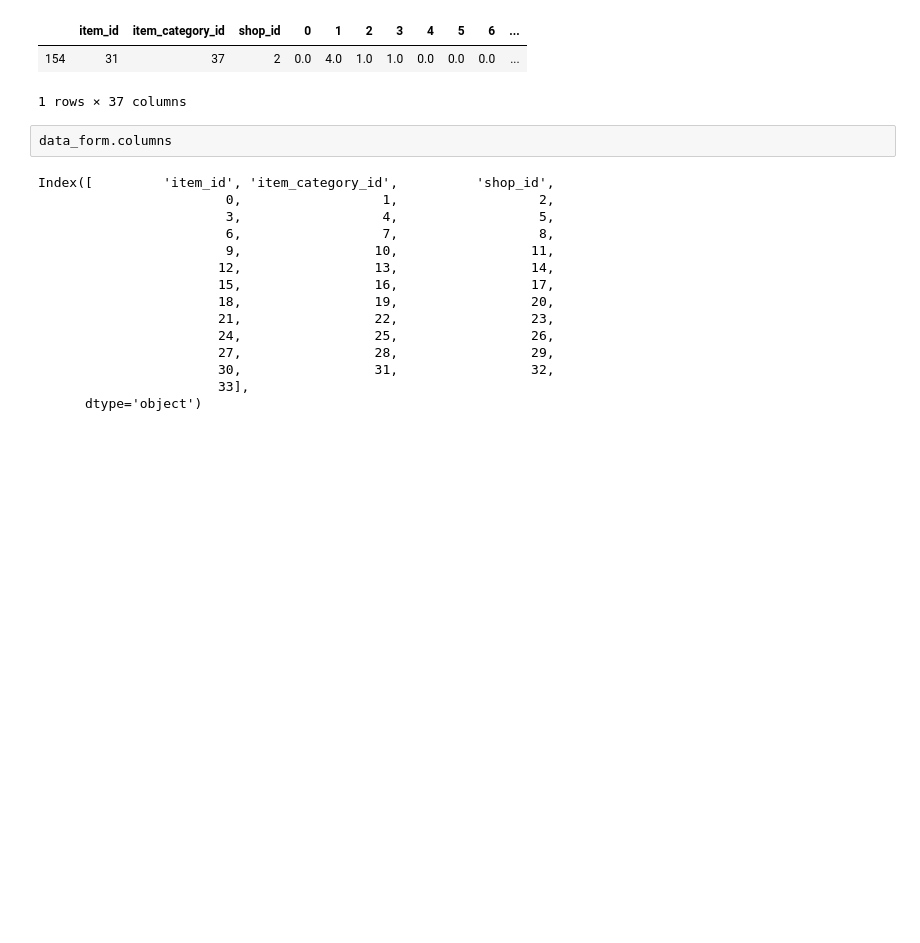
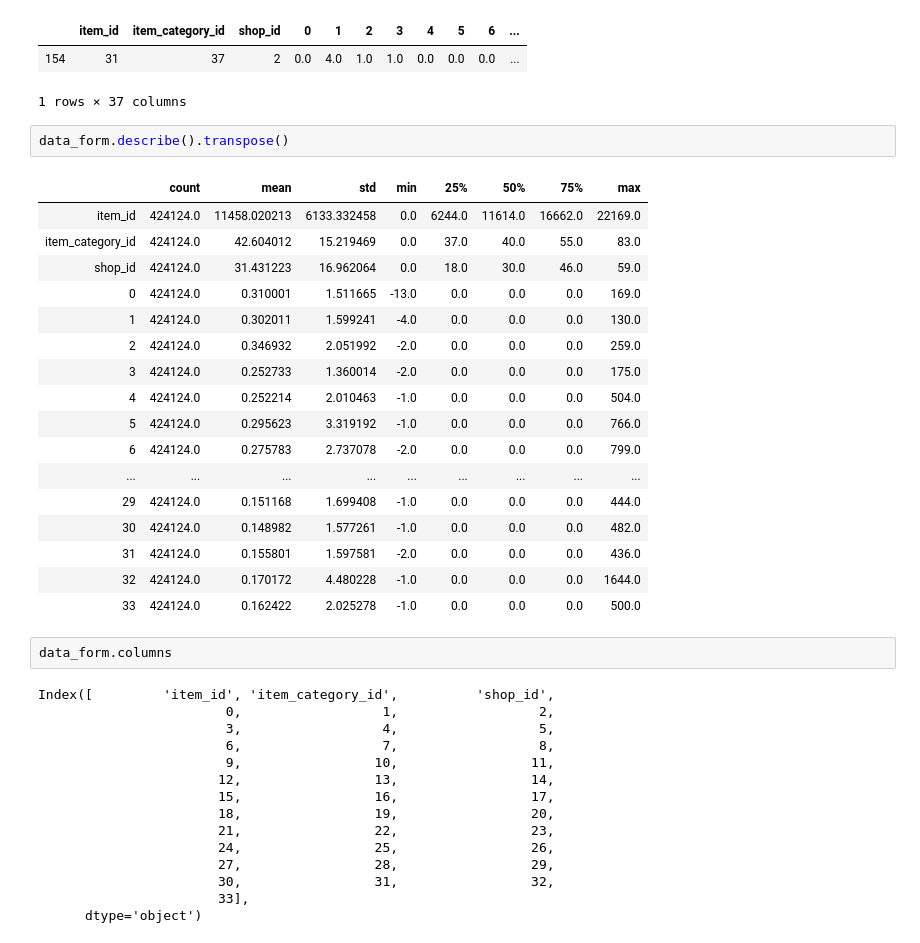
Before and after one commit to bmp0924/Predict-Future-Sales, a Jupyter notebook: Neural Model.ipynb, the cells around one changed output. Cells and saved outputs as stored; diff of their text form; blank space fills up the shorter version.

```diff
--- a/Neural Model.ipynb
+++ b/Neural Model.ipynb
@@ -127,6 +125,26 @@ data_form.loc[(data_form['shop_id'] == 2) & (data_form['item_id'] == 31)]
 |  | item_id | item_category_id | shop_id | 0 | 1 | 2 | 3 | 4 | 5 | 6 | ... |
 | 154 | 31 | 37 | 2 | 0.0 | 4.0 | 1.0 | 1.0 | 0.0 | 0.0 | 0.0 | ... |
 1 rows × 37 columns
+# %%
+data_form.describe().transpose()
+# %% [output]
+|  | count | mean | std | min | 25% | 50% | 75% | max |
+| item_id | 424124.0 | 11458.020213 | 6133.332458 | 0.0 | 6244.0 | 11614.0 | 16662.0 | 22169.0 |
+| item_category_id | 424124.0 | 42.604012 | 15.219469 | 0.0 | 37.0 | 40.0 | 55.0 | 83.0 |
+| shop_id | 424124.0 | 31.431223 | 16.962064 | 0.0 | 18.0 | 30.0 | 46.0 | 59.0 |
+| 0 | 424124.0 | 0.310001 | 1.511665 | -13.0 | 0.0 | 0.0 | 0.0 | 169.0 |
+| 1 | 424124.0 | 0.302011 | 1.599241 | -4.0 | 0.0 | 0.0 | 0.0 | 130.0 |
+| 2 | 424124.0 | 0.346932 | 2.051992 | -2.0 | 0.0 | 0.0 | 0.0 | 259.0 |
+| 3 | 424124.0 | 0.252733 | 1.360014 | -2.0 | 0.0 | 0.0 | 0.0 | 175.0 |
+| 4 | 424124.0 | 0.252214 | 2.010463 | -1.0 | 0.0 | 0.0 | 0.0 | 504.0 |
+| 5 | 424124.0 | 0.295623 | 3.319192 | -1.0 | 0.0 | 0.0 | 0.0 | 766.0 |
+| 6 | 424124.0 | 0.275783 | 2.737078 | -2.0 | 0.0 | 0.0 | 0.0 | 799.0 |
+| ... | ... | ... | ... | ... | ... | ... | ... | ... |
+| 29 | 424124.0 | 0.151168 | 1.699408 | -1.0 | 0.0 | 0.0 | 0.0 | 444.0 |
+| 30 | 424124.0 | 0.148982 | 1.577261 | -1.0 | 0.0 | 0.0 | 0.0 | 482.0 |
+| 31 | 424124.0 | 0.155801 | 1.597581 | -2.0 | 0.0 | 0.0 | 0.0 | 436.0 |
+| 32 | 424124.0 | 0.170172 | 4.480228 | -1.0 | 0.0 | 0.0 | 0.0 | 1644.0 |
+| 33 | 424124.0 | 0.162422 | 2.025278 | -1.0 | 0.0 | 0.0 | 0.0 | 500.0 |
 # %%
 data_form.columns
 # %% [output]
```
Also changed, not shown: parts of 8 cells of this notebook.
